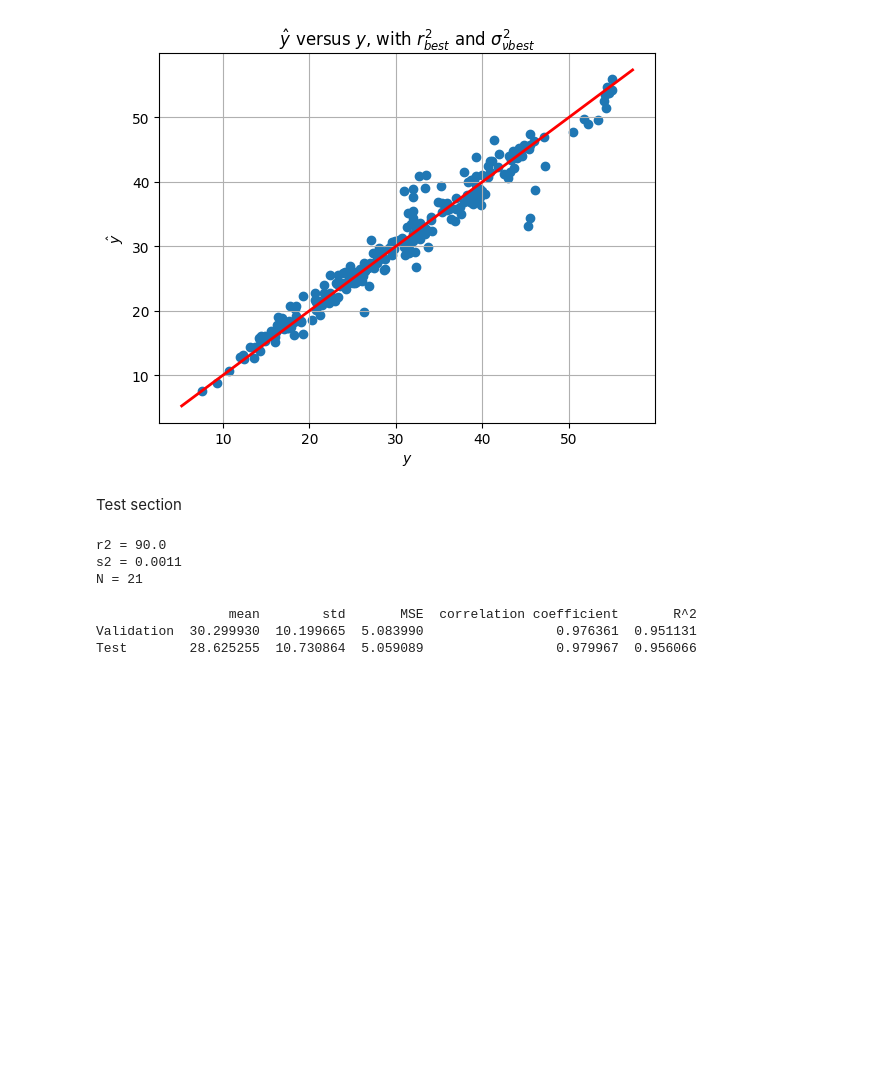
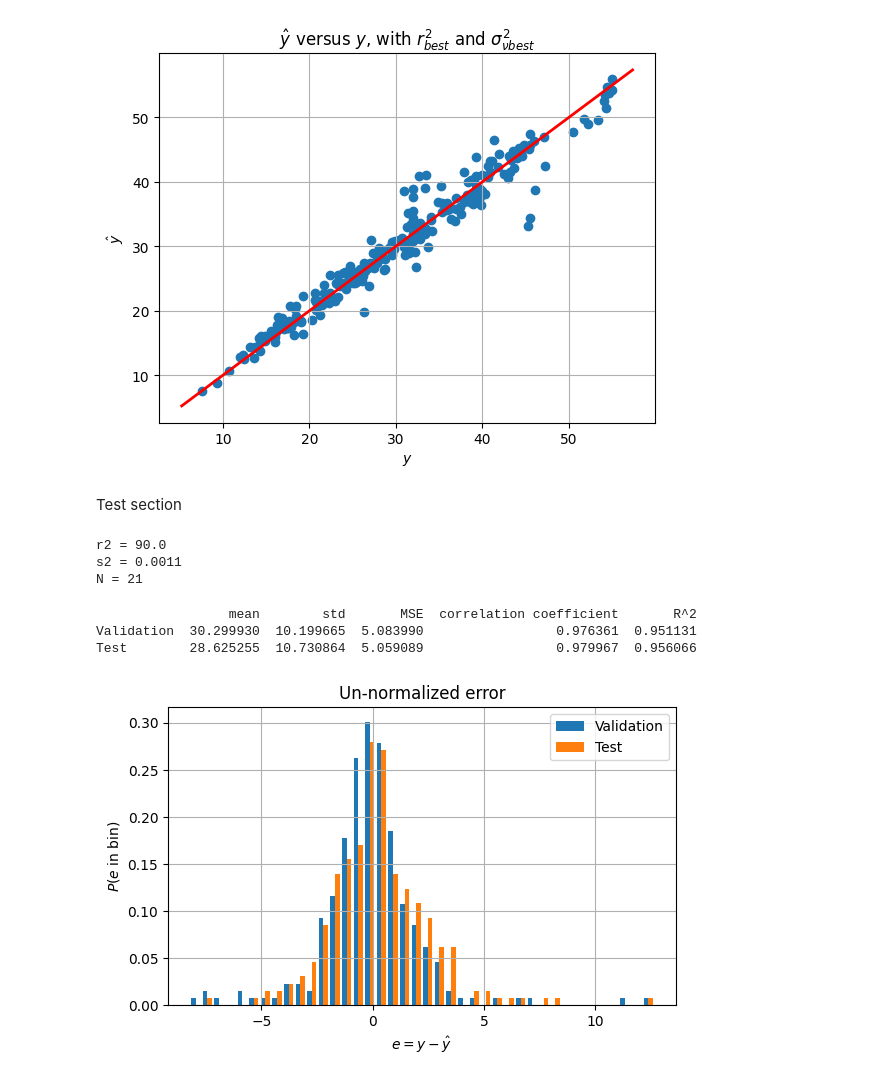
Before and after one commit to steurendo/ICT4Health, a Jupyter notebook: Lab2/lab2.ipynb, the cells around one changed output. Cells and saved outputs as stored; diff of their text form; code cells hidden in the pictures; blank space fills up the shorter version.

Commit message:
Lab2, missing the last plot. Error bars?

```diff
--- a/Lab2/lab2.ipynb
+++ b/Lab2/lab2.ipynb
@@ -326,3 +325,20 @@ print(results)
                  mean        std       MSE  correlation coefficient       R^2
 Validation  30.299930  10.199665  5.083990                 0.976361  0.951131
 Test        28.625255  10.730864  5.059089                 0.979967  0.956066
+# %%
+# Histogram of the un-normalized error
+err_va = y_va - y_va_hat
+err_te = y_te - y_te_hat
+e = [err_va, err_te]
+plt.figure(figsize=(6, 4))
+plt.hist(e, bins=40, density=True, histtype='bar')
+label = ['Validation', 'Test']
+plt.xlabel(r'$e=y-\^y$')
+plt.ylabel(r'$P(e$ in bin$)$')
+plt.legend(label)
+plt.grid()
+plt.title('Un-normalized error')
+plt.tight_layout()
+plt.show()
+# %% [output]
+[figure, added]
```
Also changed, not shown: parts of 2 cells of this notebook.
